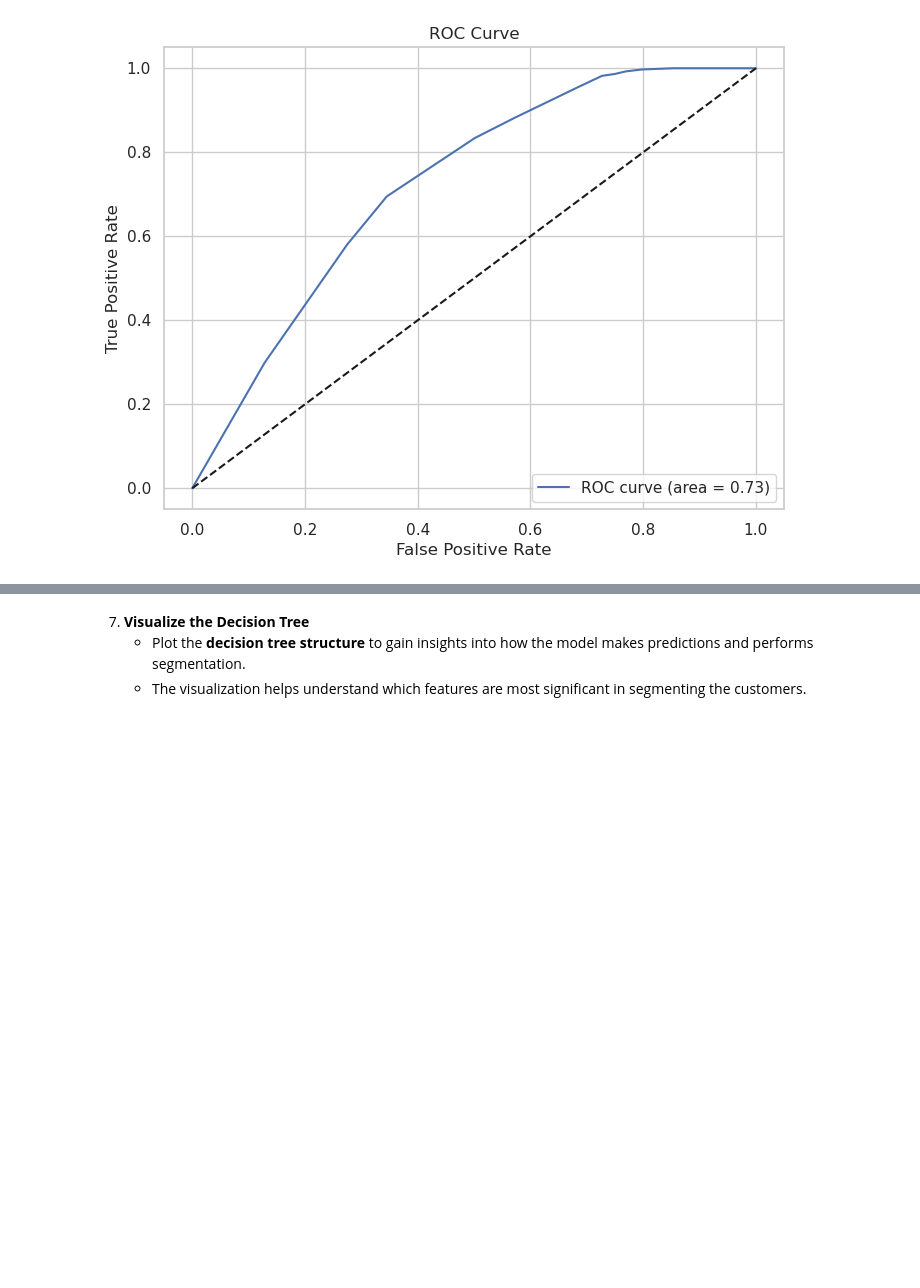
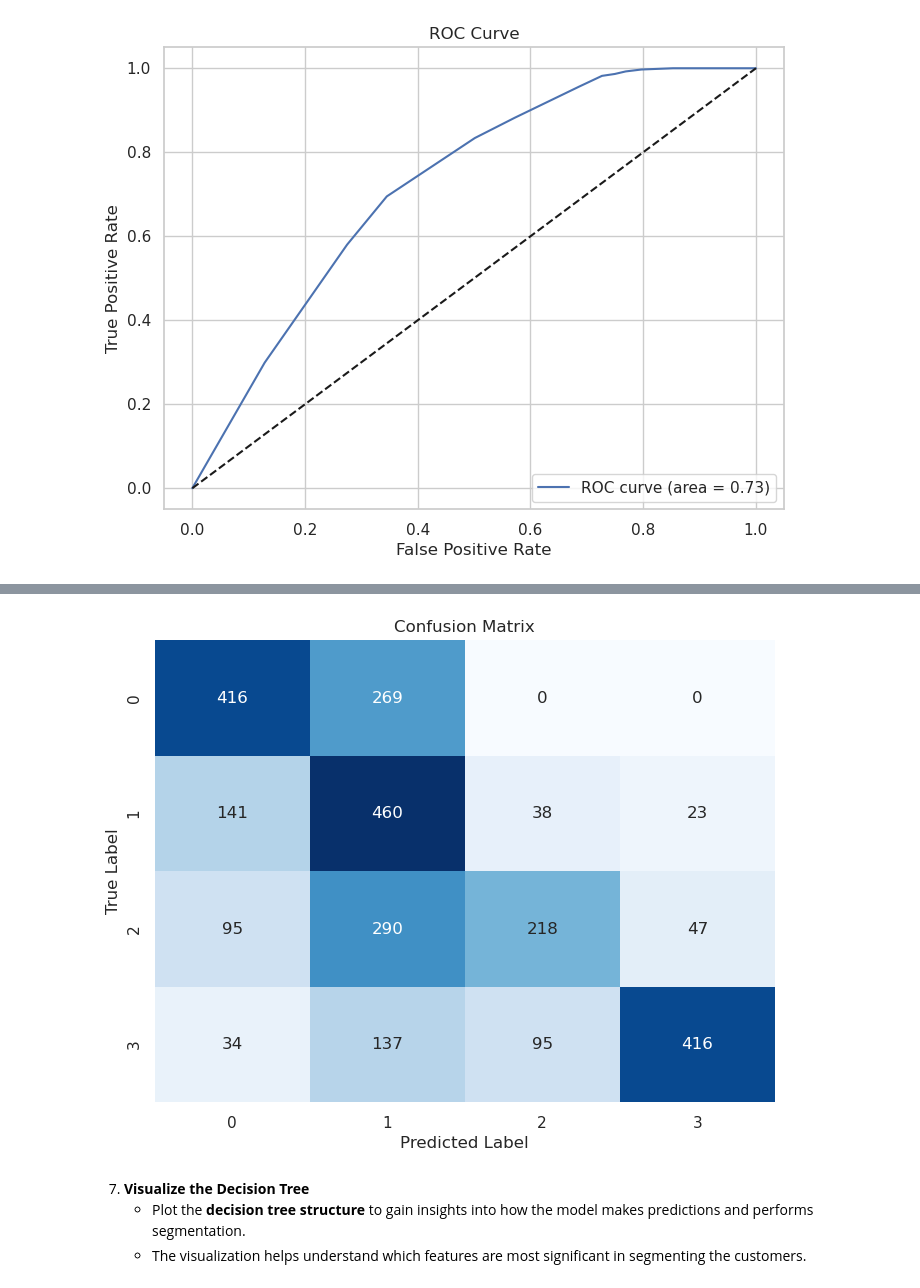
Before and after one commit to Rukaiya2009/Customer-Segmentation-Decision-Tree, a Jupyter notebook: with body_performance dataset/Customer_Segmentation_Try1.ipynb, the cells around one changed output, grey strips where cells are left out. Drawn from its saved outputs; the diff is of its cells as text; code cells hidden in the pictures; blank space fills up the shorter version.

```diff
--- a/Customer_Segmentation_Try1.ipynb
+++ b/with body_performance dataset/Customer_Segmentation_Try1.ipynb
@@ -283,3 +296,30 @@ weighted avg       0.62      0.56      0.57      2679
+# %%
+from sklearn.metrics import confusion_matrix
+import seaborn as sns
+import matplotlib.pyplot as plt
+
+# Generate predictions from the model
+y_pred = model.predict(X_test)
+
+# Create the confusion matrix
+conf_matrix = confusion_matrix(y_test, y_pred)
+
+# Plot the confusion matrix as a heatmap
+plt.figure(figsize=(8, 6))
+sns.heatmap(conf_matrix, annot=True, fmt='d', cmap='Blues', cbar=False)
+
+# Add labels, title, and axes
+plt.title('Confusion Matrix')
+plt.xlabel('Predicted Label')
+plt.ylabel('True Label')
+
+# Adjust tick marks and labels to match the class names (0, 1, 2, 3)
+plt.xticks(ticks=[0.5, 1.5, 2.5, 3.5], labels=[0, 1, 2, 3])
+plt.yticks(ticks=[0.5, 1.5, 2.5, 3.5], labels=[0, 1, 2, 3])
+
+plt.show()
+# %% [output]
+[figure, added]
 # %% [markdown]
 7. **Visualize the Decision Tree**
    - Plot the **decision tree structure** to gain insights into how the model makes predictions and performs segmentation.
```
Also changed, not shown: parts of 4 cells of this notebook, 9 other files.
